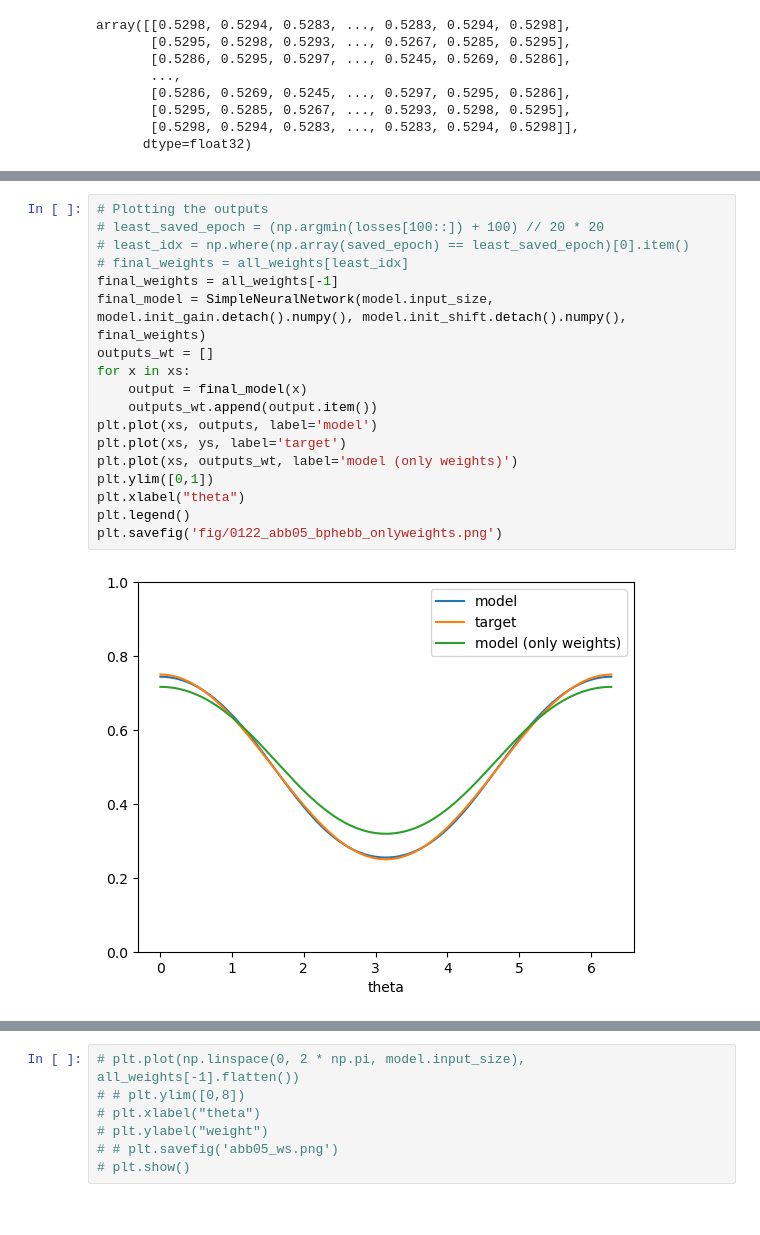
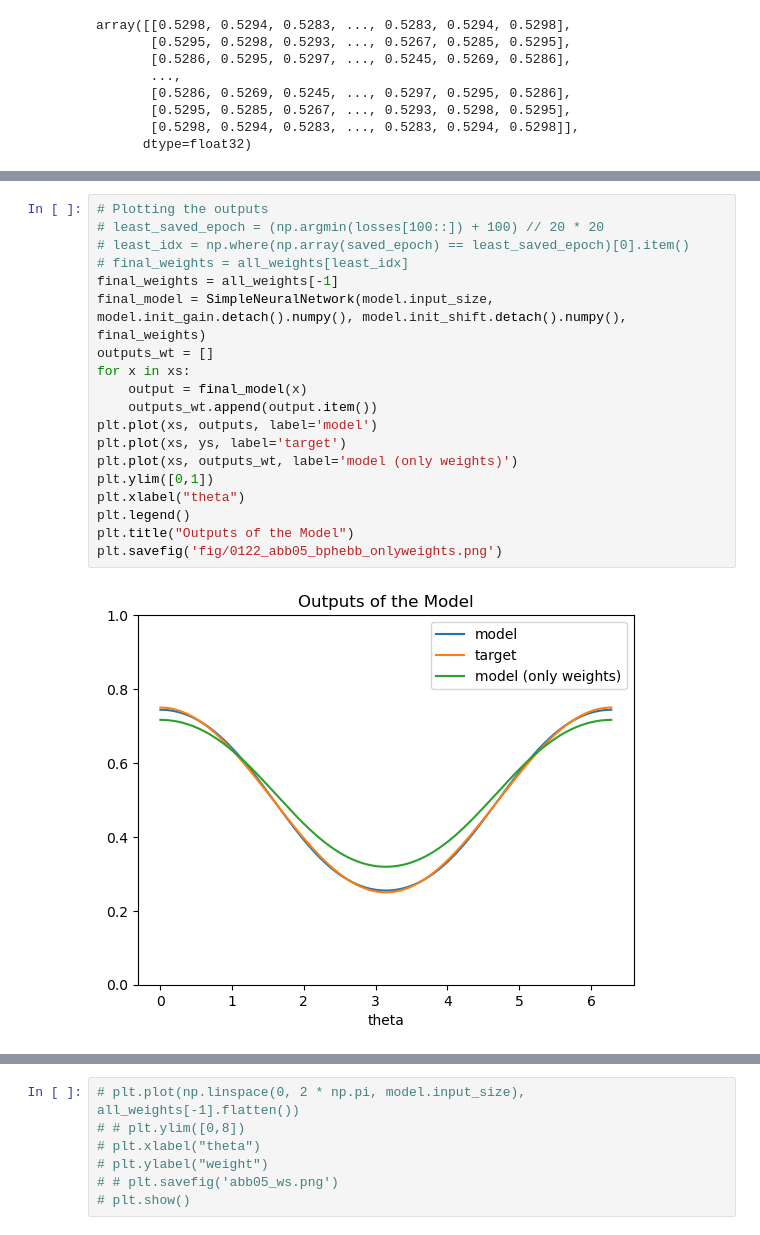
Before and after one commit to BeiGeJin/FBRNN, a Jupyter notebook: baseline_abb05/analysis_abb05_bphebb.ipynb, the cells around one changed output, grey strips where cells are left out. Drawn from its saved outputs; the diff is of its cells as text.

```diff
--- a/baseline_abb05/analysis_abb05_bphebb.ipynb
+++ b/baseline_abb05/analysis_abb05_bphebb.ipynb
@@ -118,23 +121,24 @@ plt.show()
 # %%
 # Plotting the outputs
 # least_saved_epoch = (np.argmin(losses[100::]) + 100) // 20 * 20
 # least_idx = np.where(np.array(saved_epoch) == least_saved_epoch)[0].item()
 # final_weights = all_weights[least_idx]
 final_weights = all_weights[-1]
 final_model = SimpleNeuralNetwork(model.input_size, model.init_gain.detach().numpy(), model.init_shift.detach().numpy(), final_weights)
 outputs_wt = []
 for x in xs:
     output = final_model(x)
     outputs_wt.append(output.item())
 plt.plot(xs, outputs, label='model')
 plt.plot(xs, ys, label='target')
 plt.plot(xs, outputs_wt, label='model (only weights)')
 plt.ylim([0,1])
 plt.xlabel("theta")
 plt.legend()
+plt.title("Outputs of the Model")
 plt.savefig('fig/0122_abb05_bphebb_onlyweights.png')
 # %% [output]
-[figure, old version]
+[figure, new version]
 # %%
 plt.plot(np.linspace(0, 2 * np.pi, model.input_size), final_weights.flatten())
 # plt.ylim([0,8])
```
Also changed, not shown: parts of 4 cells of this notebook, 5 other files.
